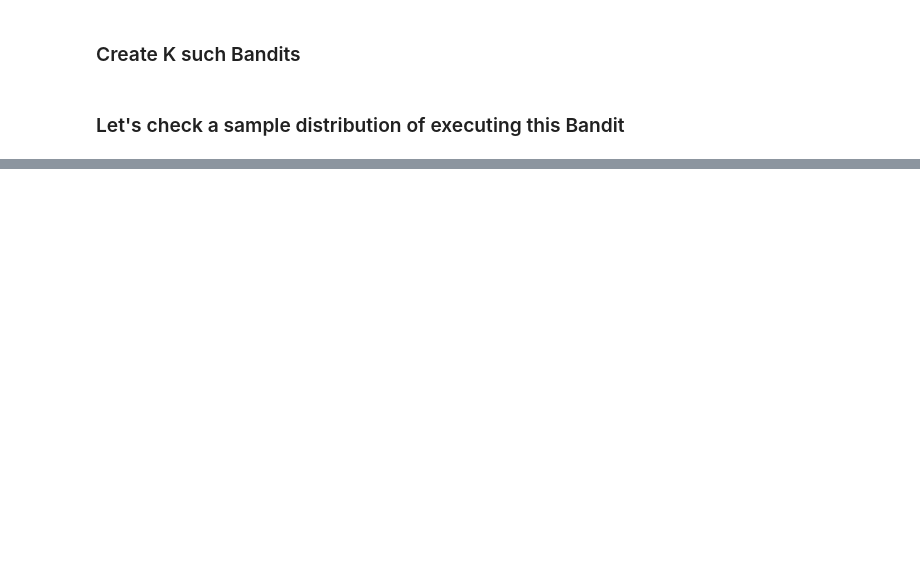
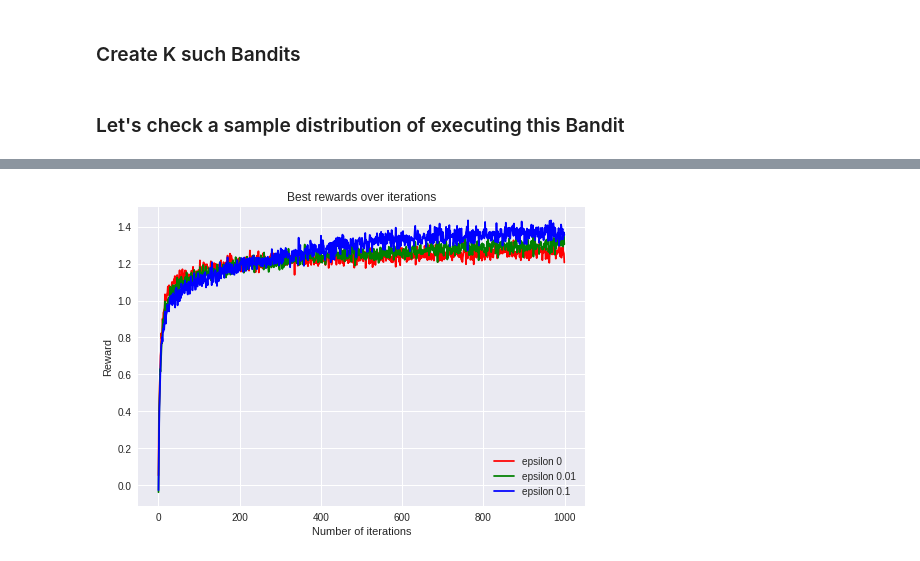
Before and after one commit to anandsaha/my.reinforcement.learning.lab, a Jupyter notebook: 02_ten_arm_bandit.ipynb, the cells around one changed output, grey strips where cells are left out. Saved outputs shown, nothing was run; the diff lists cells and outputs as text; code cells hidden in the pictures; blank space fills up the shorter version.

```diff
--- a/02_ten_arm_bandit.ipynb
+++ b/02_ten_arm_bandit.ipynb
@@ -72,5 +79,0 @@ plt.show()
-# %%
-num_bandits = 10 # num actions
-epsilon = 0.1
-kb = KBandits(k=num_bandits)
-kb.show_actual_rewards()
@@ -128,0 +127,36 @@ Bandit: 9 Estimated Reward: 0.4690842439182874
+# %%
+def k_arm_bandit_simulation(num_bandits, num_kbandits, num_iterations, epsilons, init_action_value):
+    bestActionCounts = [np.zeros(num_iterations, dtype='float') for _ in epsilons]
+    averageRewards = [np.zeros(num_iterations, dtype='float') for _ in epsilons]
+
+    for ie, epsilon in enumerate(epsilons):
+
+        for num_kbandit in range(num_kbandits):
+            action_values, kb, bac, ar = k_arm_bandit(num_bandits, epsilon, num_iterations, init_action_value)
+            bestActionCounts[ie] += bac
+            averageRewards[ie] += ar
+
+        bestActionCounts[ie] /= num_kbandits;
+        averageRewards[ie] /= num_kbandits;
+
+    return bestActionCounts, averageRewards
+# %%
+num_bandits = 10
+num_kbandits = 2000
+num_iterations = 1000
+epsilons = [0, 0.01, 0.1]
+init_action_value = 0
+
+bestActionCounts, averageRewards = k_arm_bandit_simulation(num_bandits, num_kbandits,
+                                                           num_iterations, epsilons, init_action_value)
+# %%
+plt.plot(range(num_iterations), averageRewards[0], c='red', label='epsilon 0')
+plt.plot(range(num_iterations), averageRewards[1], c='green', label='epsilon 0.01')
+plt.plot(range(num_iterations), averageRewards[2], c='blue', label='epsilon 0.1')
+plt.legend()
+plt.title('Best rewards over iterations')
+plt.xlabel('Number of iterations')
+plt.ylabel('Reward')
+plt.show()
+# %% [output]
+[figure, added]
```
Also changed, not shown: parts of 14 cells of this notebook.
